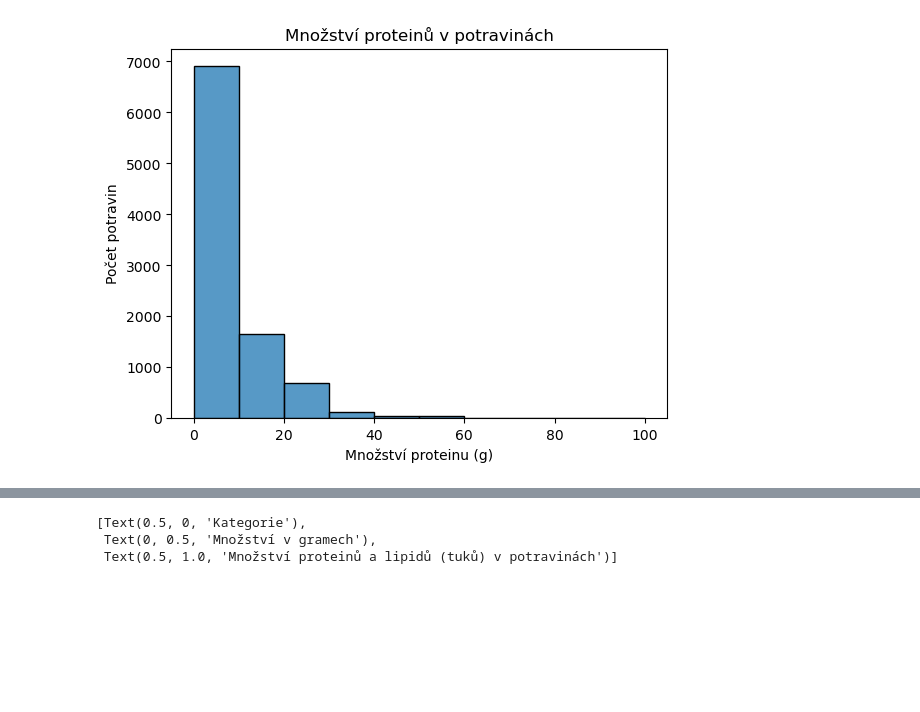
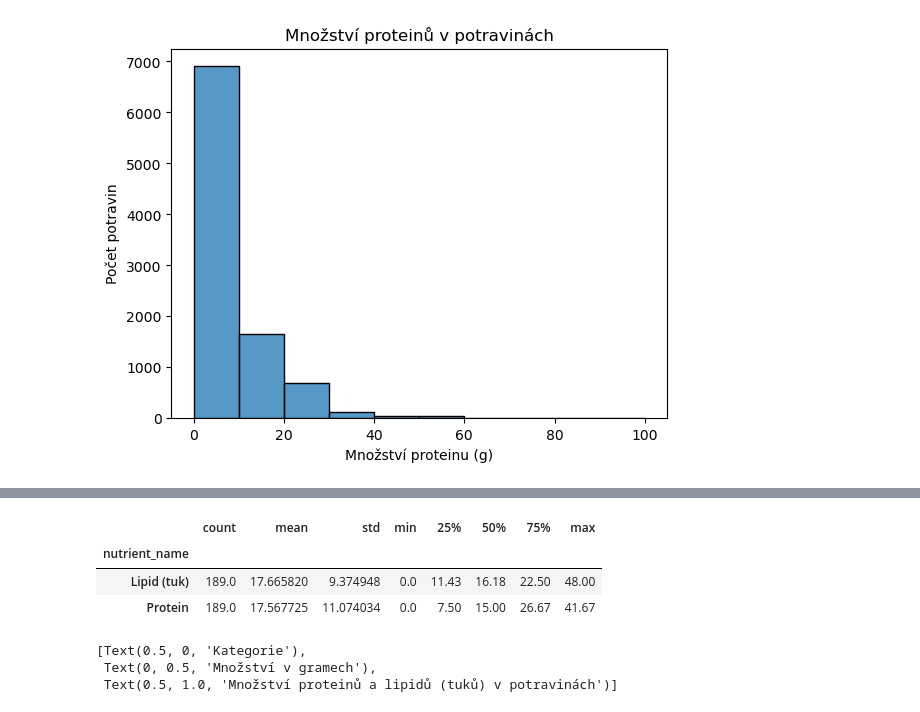
Before and after one commit to AnetaPopelova/czechitas-python-pro-datovou-analyzu-2024-02, a Jupyter notebook: notebooks/lekce-04/lekce-04.ipynb, the cells around one changed output, grey strips where cells are left out. Cells and saved outputs as stored; diff of their text form; code cells hidden in the pictures; blank space fills up the shorter version.

```diff
--- a/notebooks/lekce-04/lekce-04.ipynb
+++ b/notebooks/lekce-04/lekce-04.ipynb
@@ -167 +208,8 @@ food_merged_brands["nutrient_name"] = food_merged_brands["nutrient_name"].replac
+# %%
+food_merged_brands_box.groupby("nutrient_name")["amount"].describe()
+# %% [output]
+|  | count | mean | std | min | 25% | 50% | 75% | max |
+| nutrient_name |  |  |  |  |  |  |  |  |
+| Lipid (tuk) | 189.0 | 17.665820 | 9.374948 | 0.0 | 11.43 | 16.18 | 22.50 | 48.00 |
+| Protein | 189.0 | 17.567725 | 11.074034 | 0.0 | 7.50 | 15.00 | 26.67 | 41.67 |
 # %%
```
Also changed, not shown: parts of 12 cells of this notebook.
